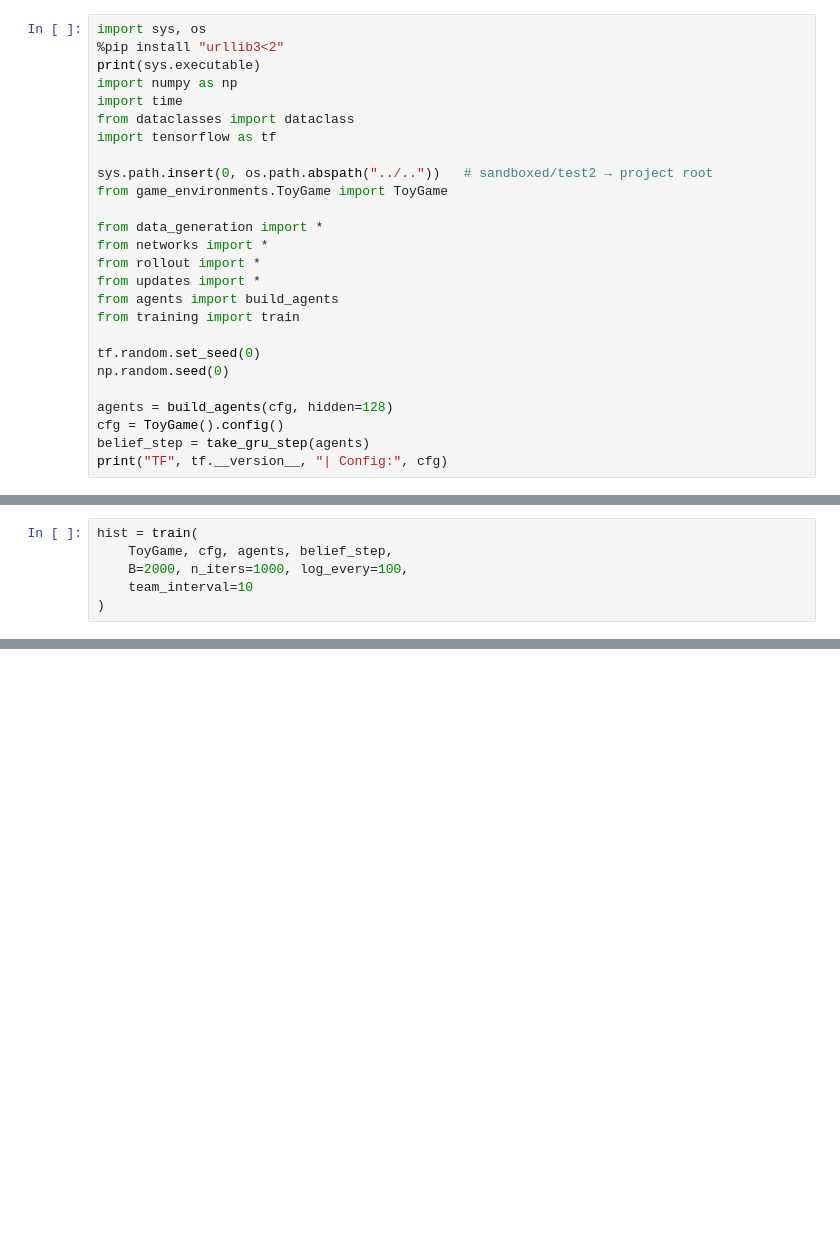
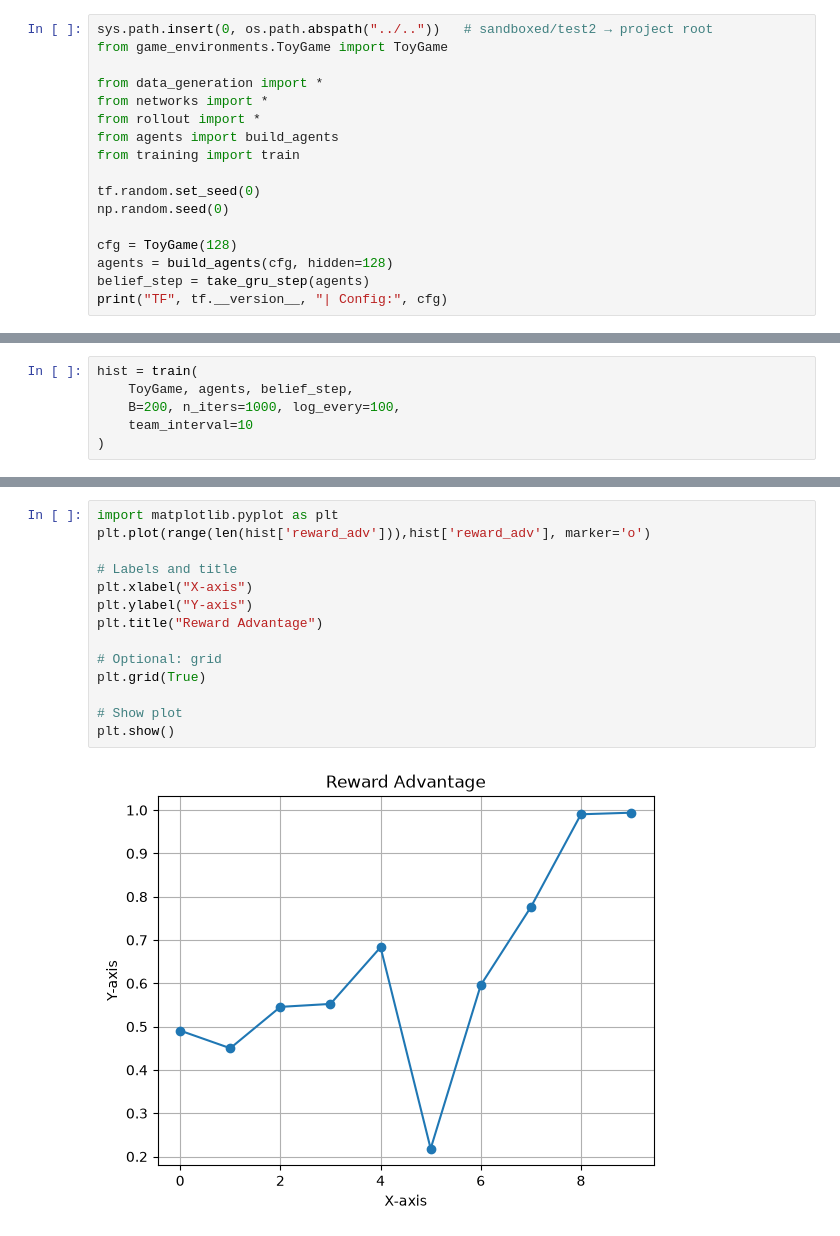
Before and after one commit to andrespty/C-MARL, a Jupyter notebook: sandboxes/test2/Multi_Corrputed_Test_2.ipynb, the cells around one changed output, grey strips where cells are left out. Saved outputs shown, nothing was run; the diff lists cells and outputs as text; blank space fills up the shorter version.

```diff
--- a/sandboxes/test2/Multi_Corrputed_Test_2.ipynb
+++ b/sandboxes/test2/Multi_Corrputed_Test_2.ipynb
@@ -1,27 +19,18 @@
 # %%
-import sys, os
-%pip install "urllib3<2"
-print(sys.executable)
-import numpy as np
-import time
-from dataclasses import dataclass
-import tensorflow as tf
-
 sys.path.insert(0, os.path.abspath("../.."))   # sandboxed/test2 → project root
 from game_environments.ToyGame import ToyGame
 
 from data_generation import *
 from networks import *
 from rollout import *
-from updates import *
 from agents import build_agents
 from training import train
 
 tf.random.set_seed(0)
 np.random.seed(0)
 
+cfg = ToyGame(128)
 agents = build_agents(cfg, hidden=128)
-cfg = ToyGame().config()
 belief_step = take_gru_step(agents)
 print("TF", tf.__version__, "| Config:", cfg)
 # %% [output]
@@ -31,7 +38,7 @@ Note: you may need to restart the kernel to use updated packages.
 # %%
 hist = train(
-    ToyGame, cfg, agents, belief_step,
-    B=2000, n_iters=1000, log_every=100,
+    ToyGame, agents, belief_step,
+    B=200, n_iters=1000, log_every=100,
     team_interval=10
 )
 # %% [output]
@@ -60,0 +72,16 @@ print(avg_reward2)
+# %%
+import matplotlib.pyplot as plt
+plt.plot(range(len(hist['reward_adv'])),hist['reward_adv'], marker='o')
+
+# Labels and title
+plt.xlabel("X-axis")
+plt.ylabel("Y-axis")
+plt.title("Reward Advantage")
+
+# Optional: grid
+plt.grid(True)
+
+# Show plot
+plt.show()
+# %% [output]
+[figure, added]
```
Also changed, not shown: parts of 12 cells of this notebook, 11 other files.
